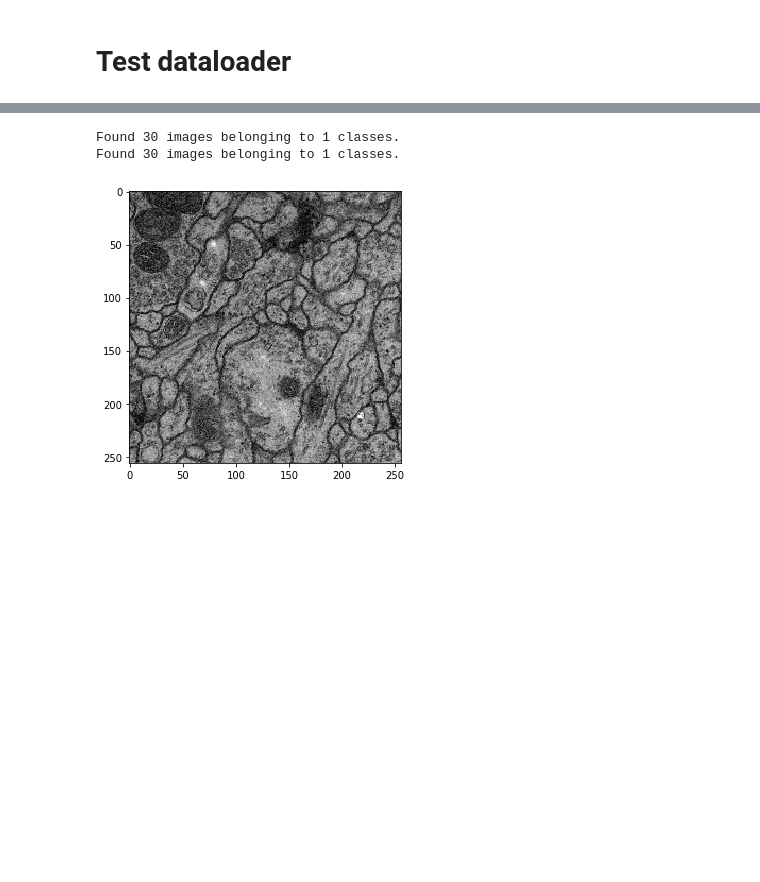
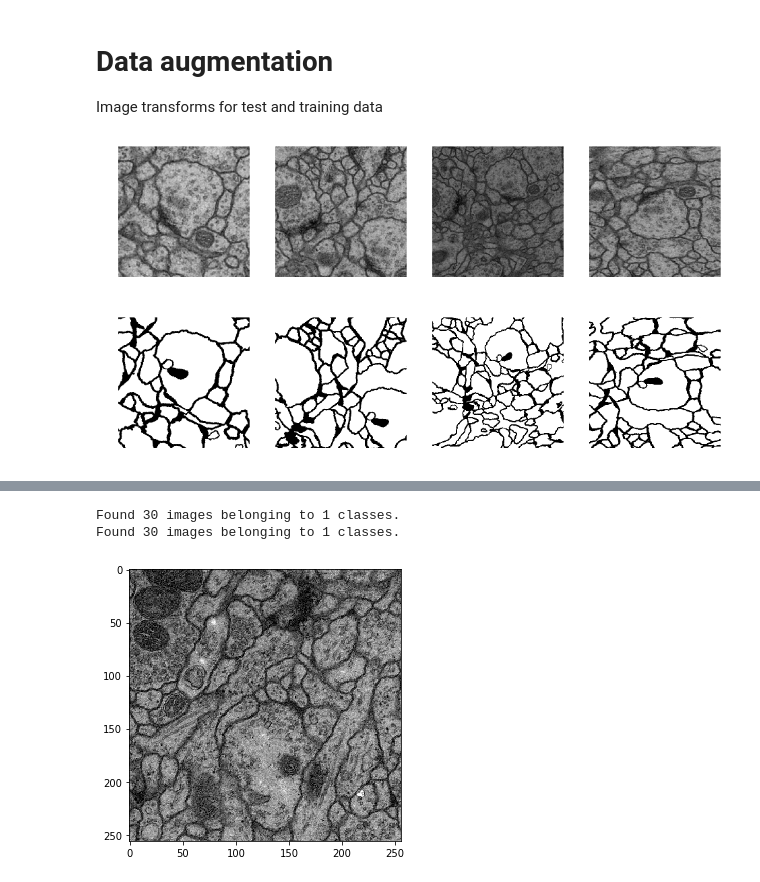
Before and after one commit to a-martyn/unet, a Jupyter notebook: data_visualisation.ipynb, the cells around one changed output, grey strips where cells are left out. Drawn from its saved outputs; the diff is of its cells as text; code cells hidden in the pictures; blank space fills up the shorter version.

Commit message:
data augmentation

```diff
--- a/data_visualisation.ipynb
+++ b/data_visualisation.ipynb
@@ -13,5 +11,7 @@ from model.data_loader2 import *
-# %% [markdown]
-# Test dataloader
+# %% [markdown]
+# Data augmentation
+
+Image transforms for test and training data
 # %%
 train_pth = 'data/membrane/train'
 test_pth = 'data/membrane/test'
@@ -42,0 +18,6 @@ data_gen_args = dict(
+# %%
+show_augmentation('data/membrane/train/input/0.png', input_generator_train, n_rows=1)
+show_augmentation('data/membrane/train/target/0.png', target_generator_train, n_rows=1)
+# %% [output]
+[figure, added]
+[figure, added]
```
Also changed, not shown: parts of 13 cells of this notebook, 2 other files.
